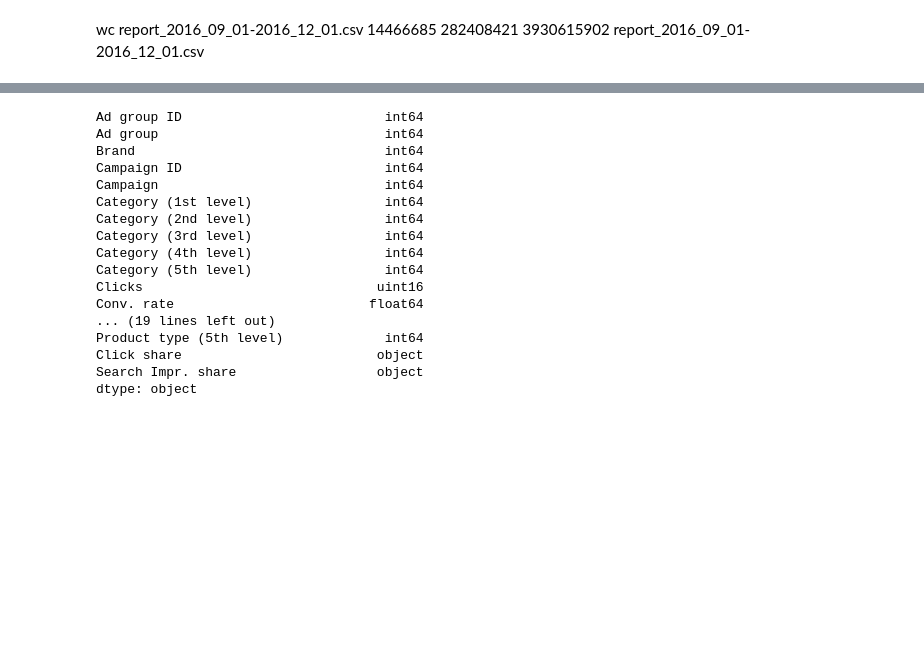
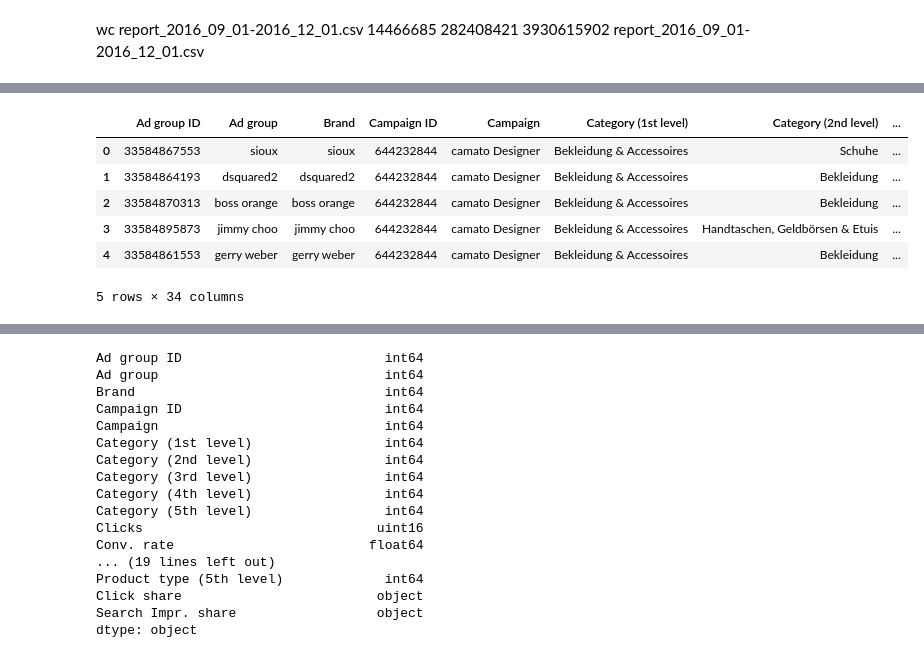
Before and after one commit to seanv507/crea, a Jupyter notebook: crealytics.ipynb, the cells around one changed output, grey strips where cells are left out. Cells and saved outputs as stored; diff of their text form; code cells hidden in the pictures; blank space fills up the shorter version.

```diff
--- a/crealytics.ipynb
+++ b/crealytics.ipynb
@@ -101,0 +199,10 @@ df_mg.to_pickle('report_2016_09_01-2016_12_01.pkl')
+# %%
+df_mg.head()
+# %% [output]
+|  | Ad group ID | Ad group | Brand | Campaign ID | Campaign | Category (1st level) | Category (2nd level) | ... |
+| 0 | 33584867553 | sioux | sioux | 644232844 | camato Designer | Bekleidung & Accessoires | Schuhe | ... |
+| 1 | 33584864193 | dsquared2 | dsquared2 | 644232844 | camato Designer | Bekleidung & Accessoires | Bekleidung | ... |
+| 2 | 33584870313 | boss orange | boss orange | 644232844 | camato Designer | Bekleidung & Accessoires | Bekleidung | ... |
+| 3 | 33584895873 | jimmy choo | jimmy choo | 644232844 | camato Designer | Bekleidung & Accessoires | Handtaschen, Geldbörsen & Etuis | ... |
+| 4 | 33584861553 | gerry weber | gerry weber | 644232844 | camato Designer | Bekleidung & Accessoires | Bekleidung | ... |
+5 rows × 34 columns
```
Also changed, not shown: parts of 63 cells of this notebook.
